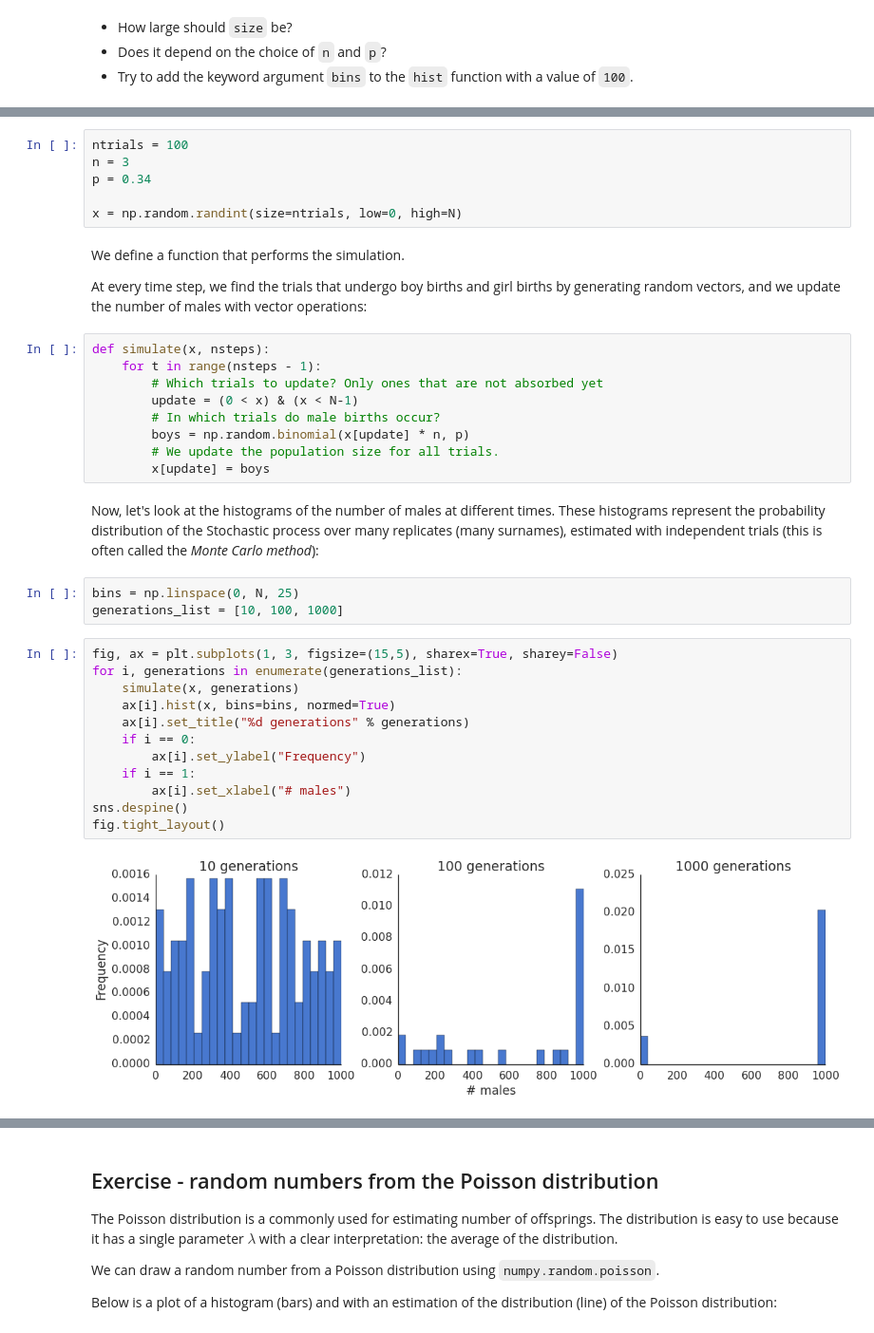
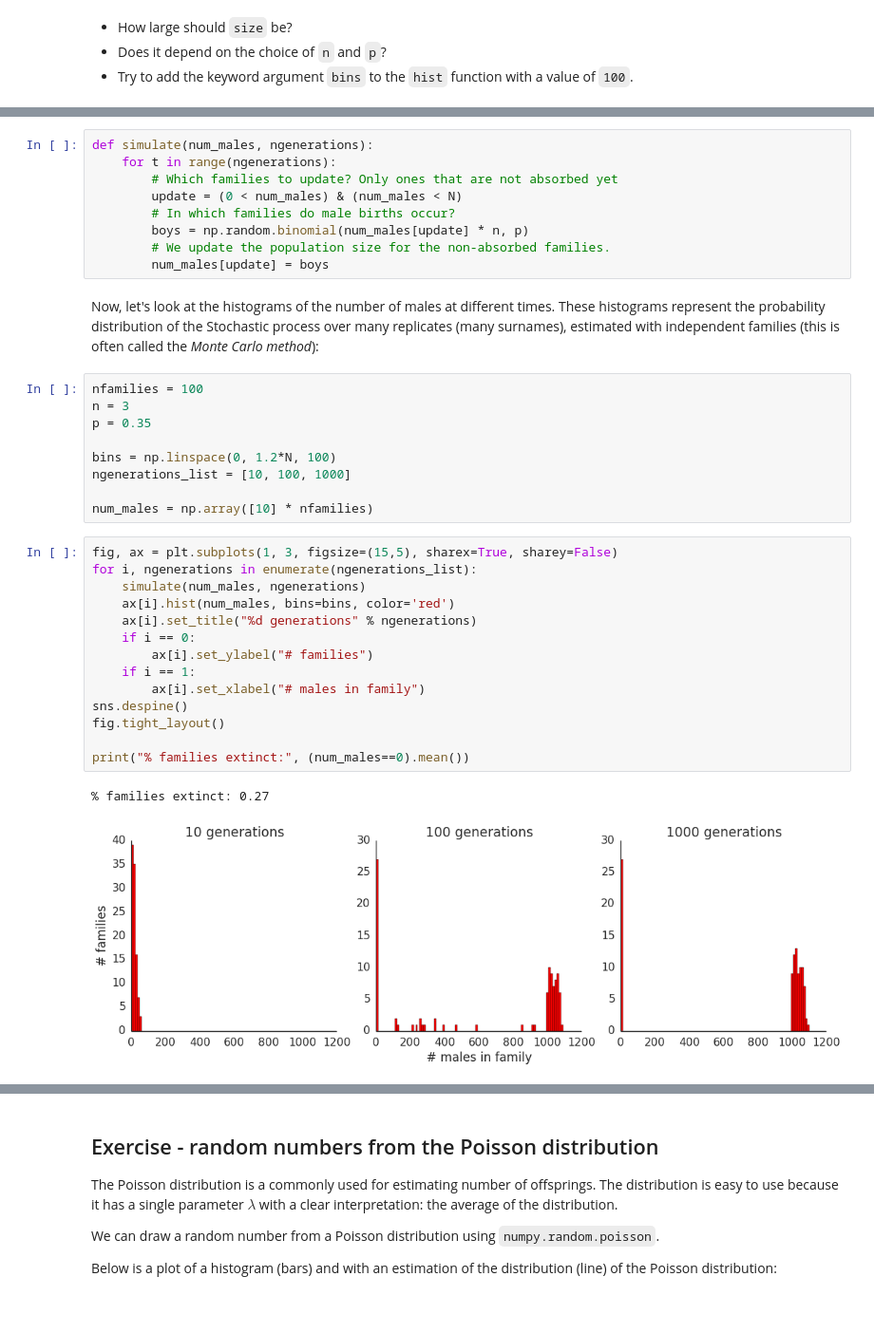
Before and after one commit to Py4Life/TAU2015, a Jupyter notebook: lecture8.ipynb, the cells around one changed output, grey strips where cells are left out. Shown at 95% size. Drawn from its saved outputs; the diff is of its cells as text.

```diff
--- a/lecture8.ipynb
+++ b/lecture8.ipynb
@@ -210,41 +214,40 @@ At initialization time, the number of males are set to random numbers between _0
-# %%
-ntrials = 100
-n = 3
-p = 0.34
-
-x = np.random.randint(size=ntrials, low=0, high=N)
-# %% [markdown]
-We define a function that performs the simulation.
-
-At every time step, we find the trials that undergo boy births and girl births by generating random vectors, and we update the number of males with vector operations:
 # %%
-def simulate(x, nsteps):
-    for t in range(nsteps - 1):
-        # Which trials to update? Only ones that are not absorbed yet
-        update = (0 < x) & (x < N-1)
-        # In which trials do male births occur?
-        boys = np.random.binomial(x[update] * n, p)
-        # We update the population size for all trials.
-        x[update] = boys
+def simulate(num_males, ngenerations):
+    for t in range(ngenerations):
+        # Which families to update? Only ones that are not absorbed yet
+        update = (0 < num_males) & (num_males < N)
+        # In which families do male births occur?
+        boys = np.random.binomial(num_males[update] * n, p)
+        # We update the population size for the non-absorbed families.
+        num_males[update] = boys
 # %% [markdown]
 Now, let's look at the histograms of the number of males at different times.
 These histograms represent the probability distribution of the Stochastic process over many replicates (many surnames),
-estimated with independent trials (this is often called the _Monte Carlo method_):
+estimated with independent families (this is often called the _Monte Carlo method_):
-# %%
-bins = np.linspace(0, N, 25)
-generations_list = [10, 100, 1000]
+# %%
+nfamilies = 100
+n = 3
+p = 0.35
+
+bins = np.linspace(0, 1.2*N, 100)
+ngenerations_list = [10, 100, 1000]
+
+num_males = np.array([10] * nfamilies)
 # %%
 fig, ax = plt.subplots(1, 3, figsize=(15,5), sharex=True, sharey=False)
-for i, generations in enumerate(generations_list):
-    simulate(x, generations)
-    ax[i].hist(x, bins=bins, normed=True)
-    ax[i].set_title("%d generations" % generations)
+for i, ngenerations in enumerate(ngenerations_list):
+    simulate(num_males, ngenerations)
+    ax[i].hist(num_males, bins=bins, color='red')
+    ax[i].set_title("%d generations" % ngenerations)
     if i == 0:
-        ax[i].set_ylabel("Frequency")
+        ax[i].set_ylabel("# families")
     if i == 1:
-        ax[i].set_xlabel("# males")
+        ax[i].set_xlabel("# males in family")
 sns.despine()
 fig.tight_layout()
+
+print("% families extinct:", (num_males==0).mean())
 # %% [output]
+% families extinct: 0.27
-[figure, old version]
+[figure, new version]
 # %% [markdown]
```
Also changed, not shown: parts of 21 cells of this notebook.
